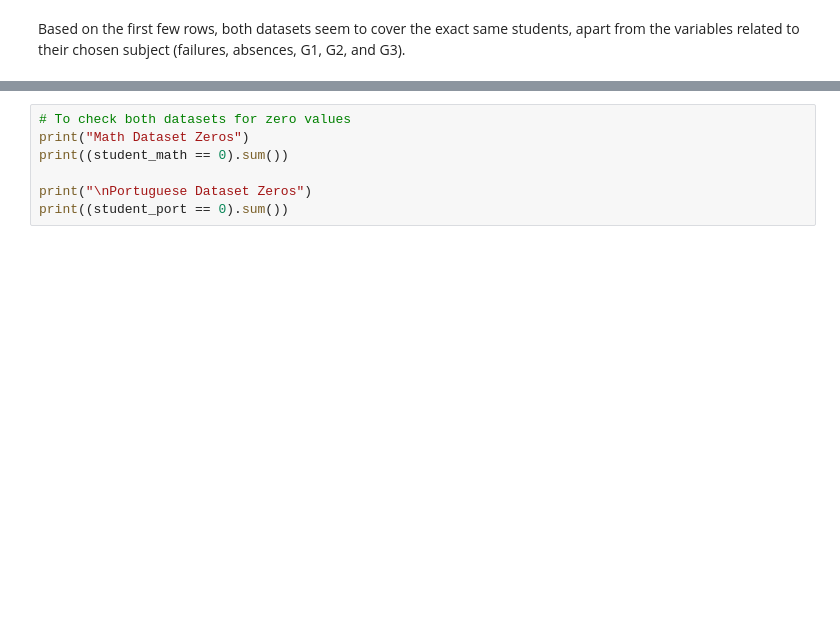
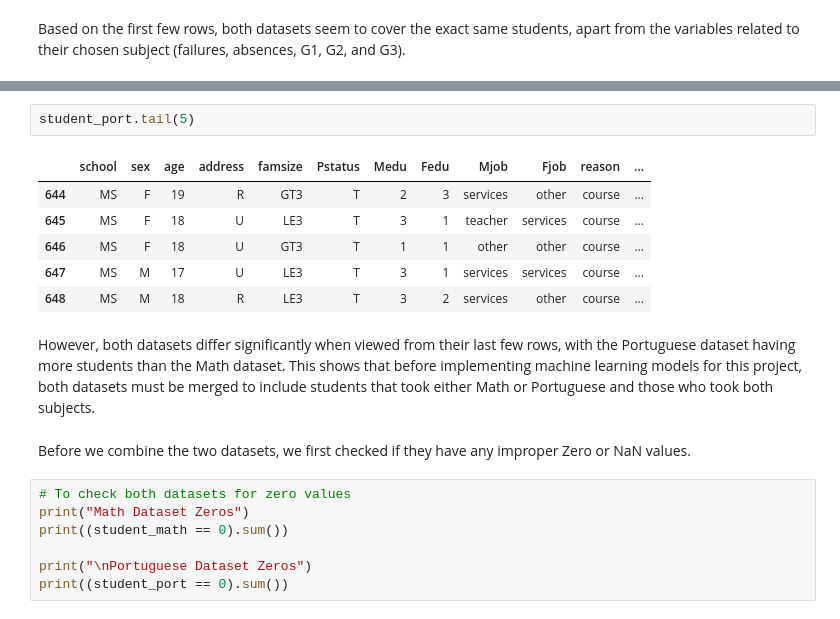
Before and after one commit to Sky282128/LearningModels, a Jupyter notebook: MCO.ipynb, the cells around one changed output, grey strips where cells are left out. Cells and saved outputs as stored; diff of their text form; blank space fills up the shorter version.

Commit message:
added descriptions for dataset merging

```diff
--- a/MCO.ipynb
+++ b/MCO.ipynb
@@ -134,3 +145,16 @@ Based on the first few rows, both datasets seem to cover the exact same students
+# %%
+student_port.tail(5)
+# %% [output]
+|  | school | sex | age | address | famsize | Pstatus | Medu | Fedu | Mjob | Fjob | reason | ... |
+| 644 | MS | F | 19 | R | GT3 | T | 2 | 3 | services | other | course | ... |
+| 645 | MS | F | 18 | U | LE3 | T | 3 | 1 | teacher | services | course | ... |
+| 646 | MS | F | 18 | U | GT3 | T | 1 | 1 | other | other | course | ... |
+| 647 | MS | M | 17 | U | LE3 | T | 3 | 1 | services | services | course | ... |
+| 648 | MS | M | 18 | R | LE3 | T | 3 | 2 | services | other | course | ... |
+# %% [markdown]
+However, both datasets differ significantly when viewed from their last few rows, with the Portuguese dataset having more students than the Math dataset. This shows that before implementing machine learning models for this project, both datasets must be merged to include students that took either Math or Portuguese and those who took both subjects.
+# %% [markdown]
+Before we combine the two datasets, we first checked if they have any improper Zero or NaN values.
 # %%
 # To check both datasets for zero values
 print("Math Dataset Zeros")
```
Also changed, not shown: parts of 21 cells of this notebook.
